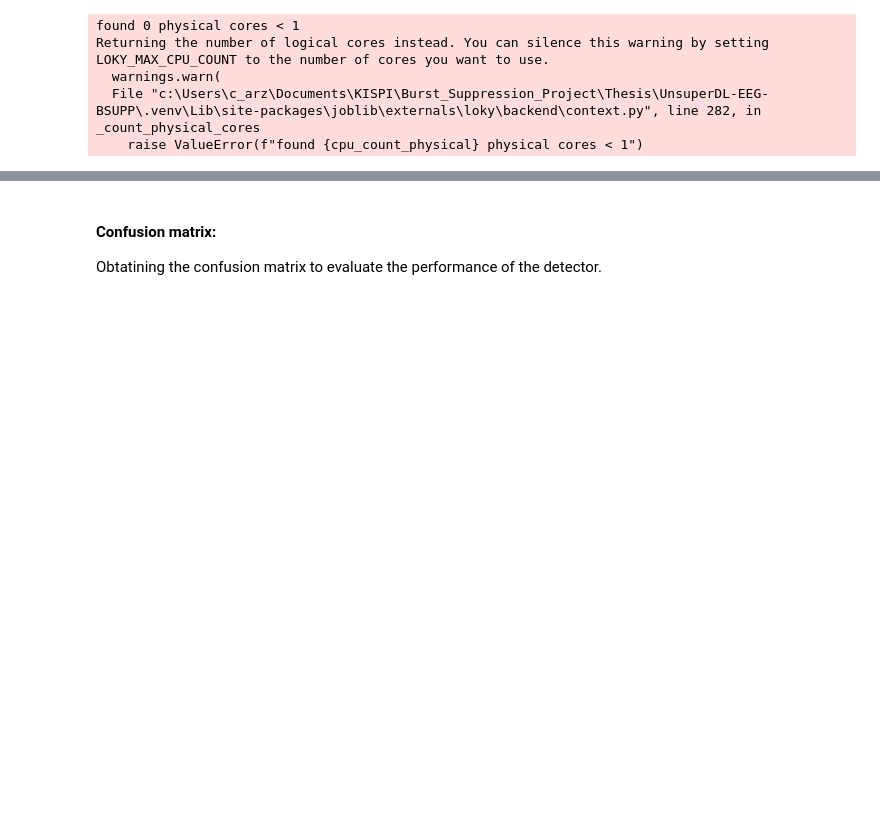
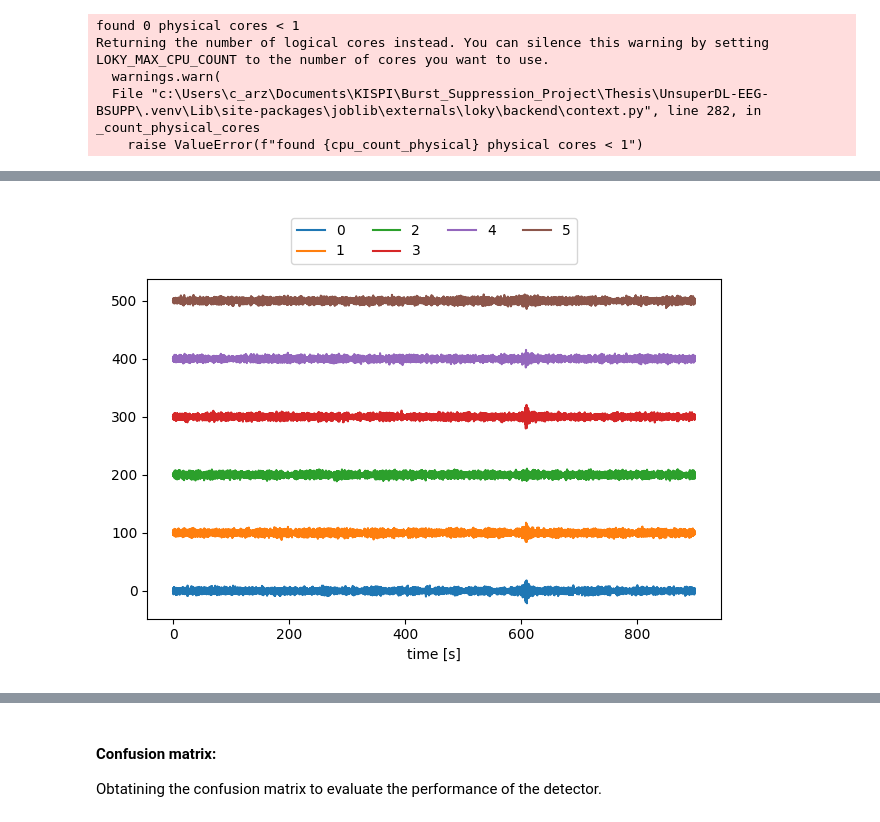
Before and after one commit to carzaga1/UnsuperDL-EEG-BSUPP, a Jupyter notebook: notebooks/01_clustering_algo_all.ipynb, the cells around one changed output, grey strips where cells are left out. Drawn from its saved outputs; the diff is of its cells as text; code cells hidden in the pictures; blank space fills up the shorter version.

```diff
--- a/notebooks/01_clustering_algo_all.ipynb
+++ b/notebooks/01_clustering_algo_all.ipynb
@@ -284,0 +314,4 @@ KeyboardInterrupt:
+# %%
+plot_eeg(patient_data['Pat19']['eeg_learning'])
+# %% [output]
+[figure, added]
```
Also changed, not shown: parts of 26 cells of this notebook.
